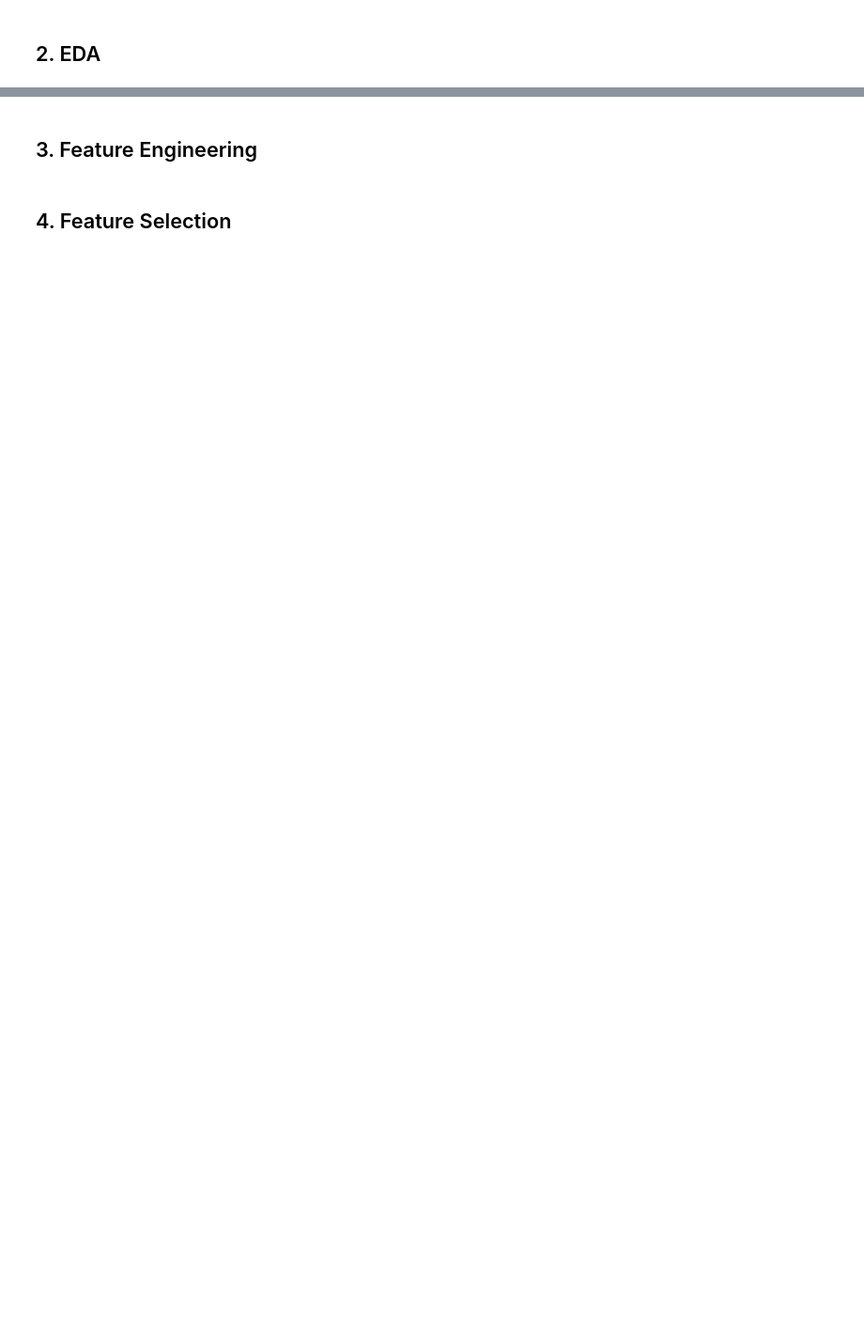
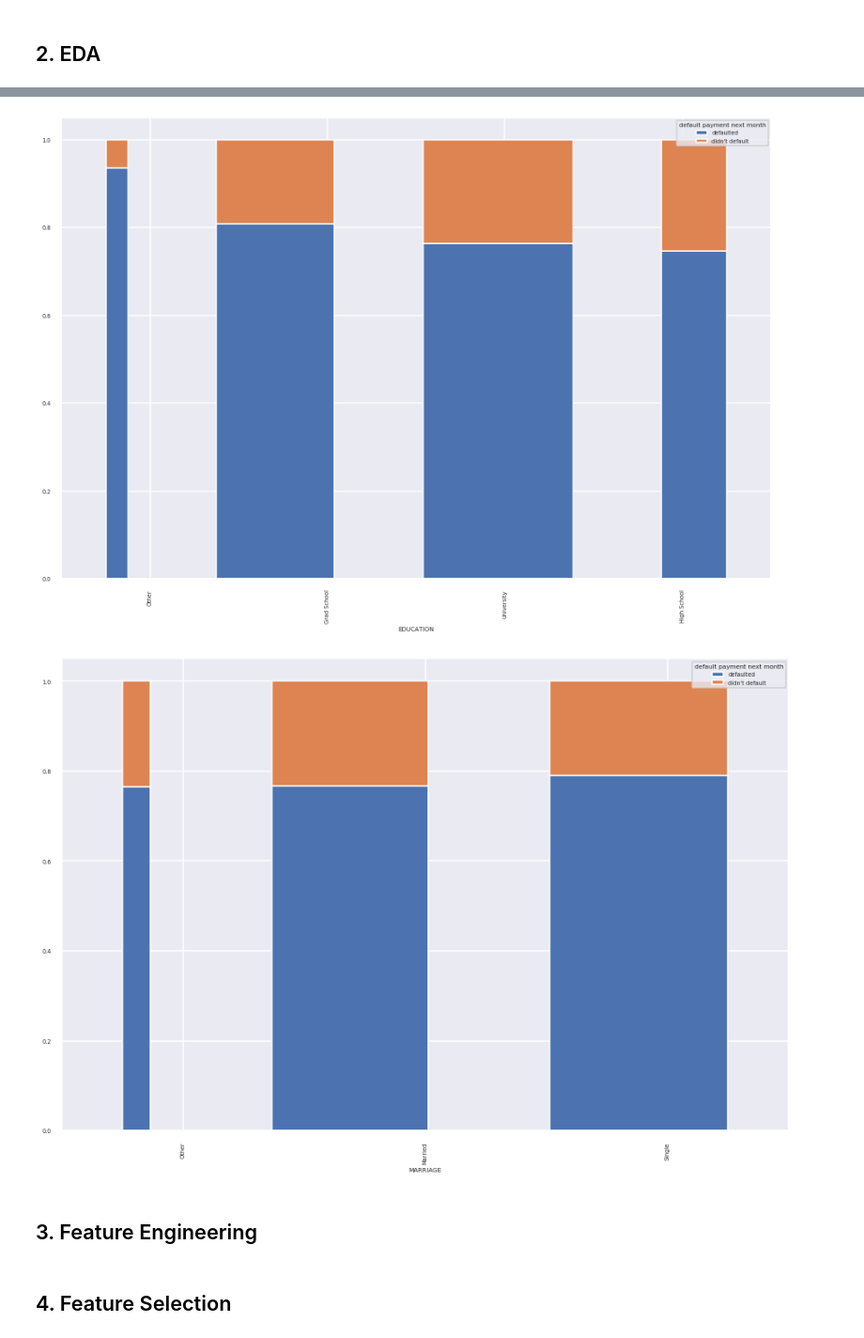
Before and after one commit to coreyautoforkingbufferaccount/nyc-mhtn-ds-021720, a Jupyter notebook: week_7/classification-assessment/working_dir/classification-assessment.ipynb, the cells around one changed output, grey strips where cells are left out. Shown at 94% size. Saved outputs shown, nothing was run; the diff lists cells and outputs as text; code cells hidden in the pictures; blank space fills up the shorter version.

```diff
--- a/week_7/classification-assessment/working_dir/classification-assessment.ipynb
+++ b/week_7/classification-assessment/working_dir/classification-assessment.ipynb
@@ -49,0 +86,10 @@ df.head()
+# %%
+edu_dict = {1:'Grad School' , 2:'University' , 3:'High School' , 0:'Other'}
+marriage_dict = {1:'Married' , 2:'Single' , 0:'Other'}
+visualize = df.copy()
+visualize['default payment next month'] = np.where(df['default payment next month'] ==0, "defaulted", "didn't default")
+plot_stacked_proportion(visualize, "EDUCATION", 'default payment next month', .2, x_dict=edu_dict, palette="deep")
+plot_stacked_proportion(visualize, "MARRIAGE", 'default payment next month', .2, x_dict=marriage_dict, palette="deep")
+# %% [output]
+[figure, added]
+[figure, added]
```
Also changed, not shown: parts of 20 cells of this notebook, 3 other files.
